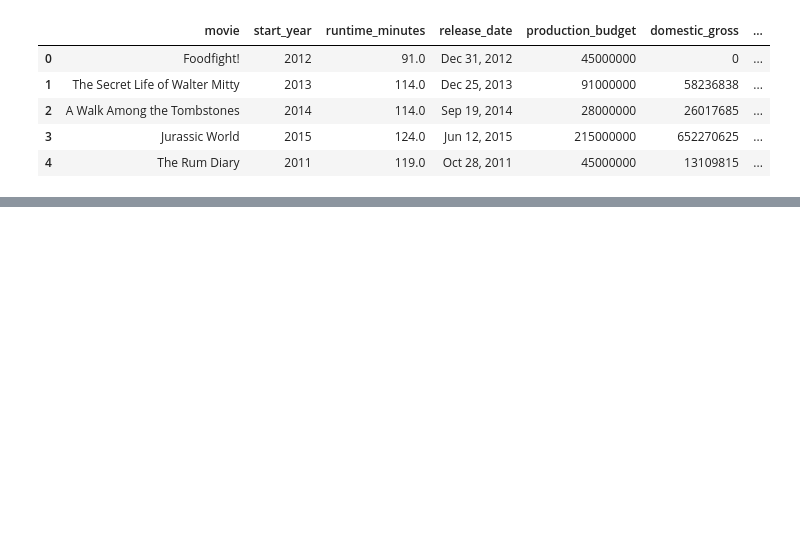
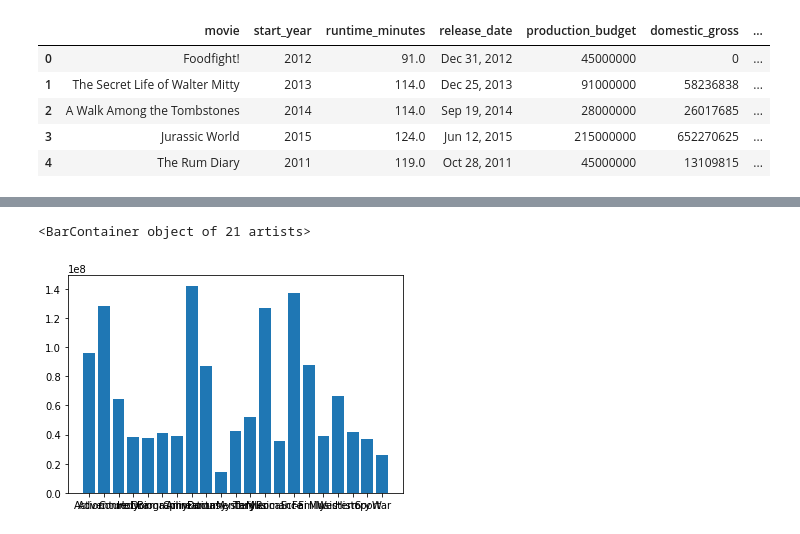
Before and after one commit to irvingcampbell/FIS-Mod1-Project, a Jupyter notebook: SH_Cleaning.ipynb, the cells around one changed output, grey strips where cells are left out. Saved outputs shown, nothing was run; the diff lists cells and outputs as text; code cells hidden in the pictures; blank space fills up the shorter version.

Commit message:
almost done data cleaning

```diff
--- a/SH_Cleaning.ipynb
+++ b/SH_Cleaning.ipynb
@@ -216,0 +359,2 @@ total_df.head()
+# %%
+total_df = total_df[~total_df.duplicated("movie")]
@@ -216,0 +433,7 @@ total_df.head()
+# %%
+def genre_mean_DG(df, genre_list):
+    row_means = []
+    for genre in genre_list:
+        genre_filter = df.loc[(df["genre1"] == genre) | (df["genre2"] == genre) | (df["genre3"] == genre)]
+        row_means.append(genre_filter.mean()["domestic_gross"])
+    return row_means
@@ -216,0 +460,7 @@ total_df.head()
+# %%
+d = list(zip(genre_list, genre_mean_DG(total_df, genre_list)))
+dg_genre_df = pd.DataFrame(d, columns=['Genre','Mean DG'])
+plt.bar(dg_genre_df.Genre, dg_genre_df['Mean DG'])
+# %% [output]
+<BarContainer object of 21 artists>
+[figure, added]
```
Also changed, not shown: parts of 37 cells of this notebook.
